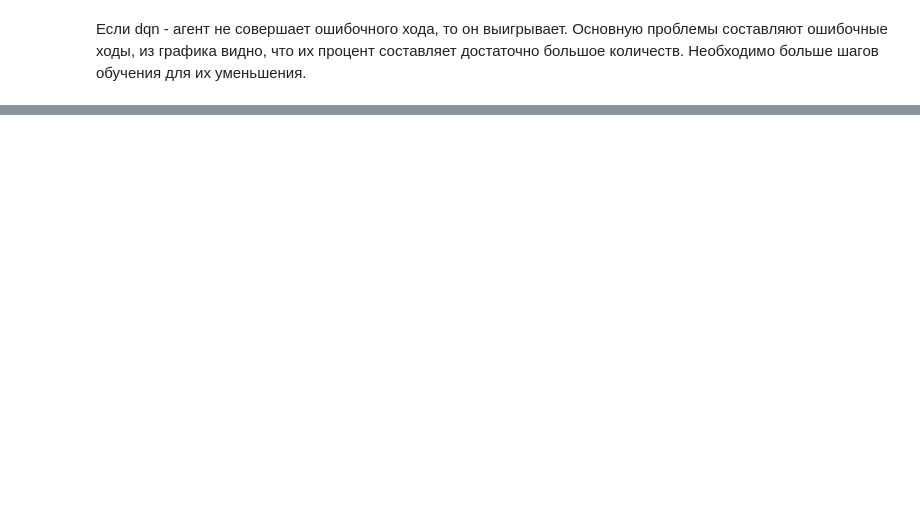
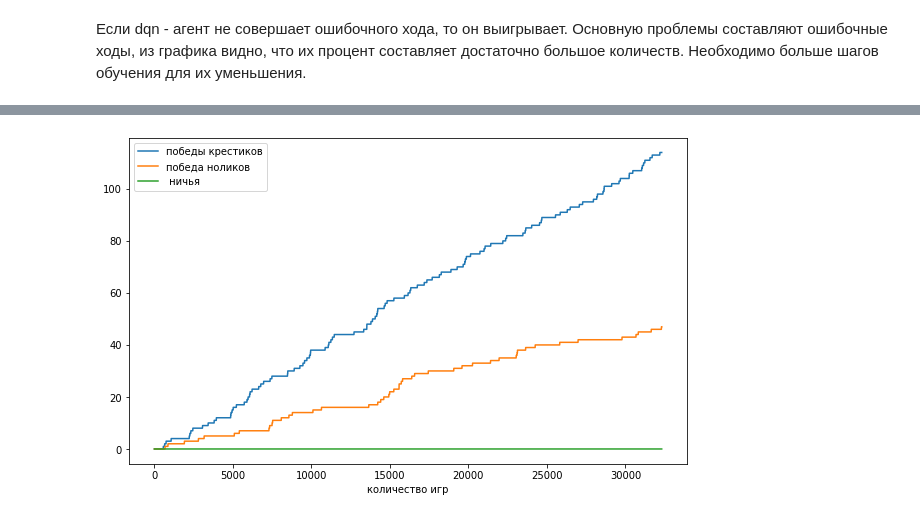
Before and after one commit to Vliseev/made_adl, a Jupyter notebook: hw_2/hw2_2.ipynb, the cells around one changed output, grey strips where cells are left out. Saved outputs shown, nothing was run; the diff lists cells and outputs as text; code cells hidden in the pictures; blank space fills up the shorter version.

```diff
--- a/hw_2/hw2_2.ipynb
+++ b/hw_2/hw2_2.ipynb
@@ -66,2 +70,6 @@ plt.show()
 # %% [markdown]
 Если dqn - агент не совершает ошибочного хода, то он выигрывает. Основную проблемы составляют ошибочные ходы, из графика видно, что их процент составляет достаточно большое количеств. Необходимо больше шагов обучения для их уменьшения.
+# %%
+env = TicTacToe(4, 4, 4)
+trainer = DQNDuelTrainer(env, memory_size=60_000, batch_size=128)
+counter = trainer.train(1, env, 100_000)
@@ -67,0 +97,17 @@ plt.show()
+# %%
+plt.figure(figsize=(10,6))
+x, y = counter.tot_list,  counter.cross_list
+ax1, = plt.plot(x,y, linestyle='-')
+
+x, y = counter.tot_list,  counter.draw_list
+ax2, = plt.plot(x,y, linestyle='-')
+
+x, y = counter.tot_list,  counter.naughts_list
+ax3, = plt.plot(x,y, linestyle='-')
+
+
+plt.legend([ax1, ax2, ax3], ['победы крестиков', 'победа ноликов', ' ничья'])
+plt.xlabel('количество игр')
+plt.show()
+# %% [output]
+[figure, added]
```
Also changed, not shown: parts of 6 cells of this notebook, 1 other file.
